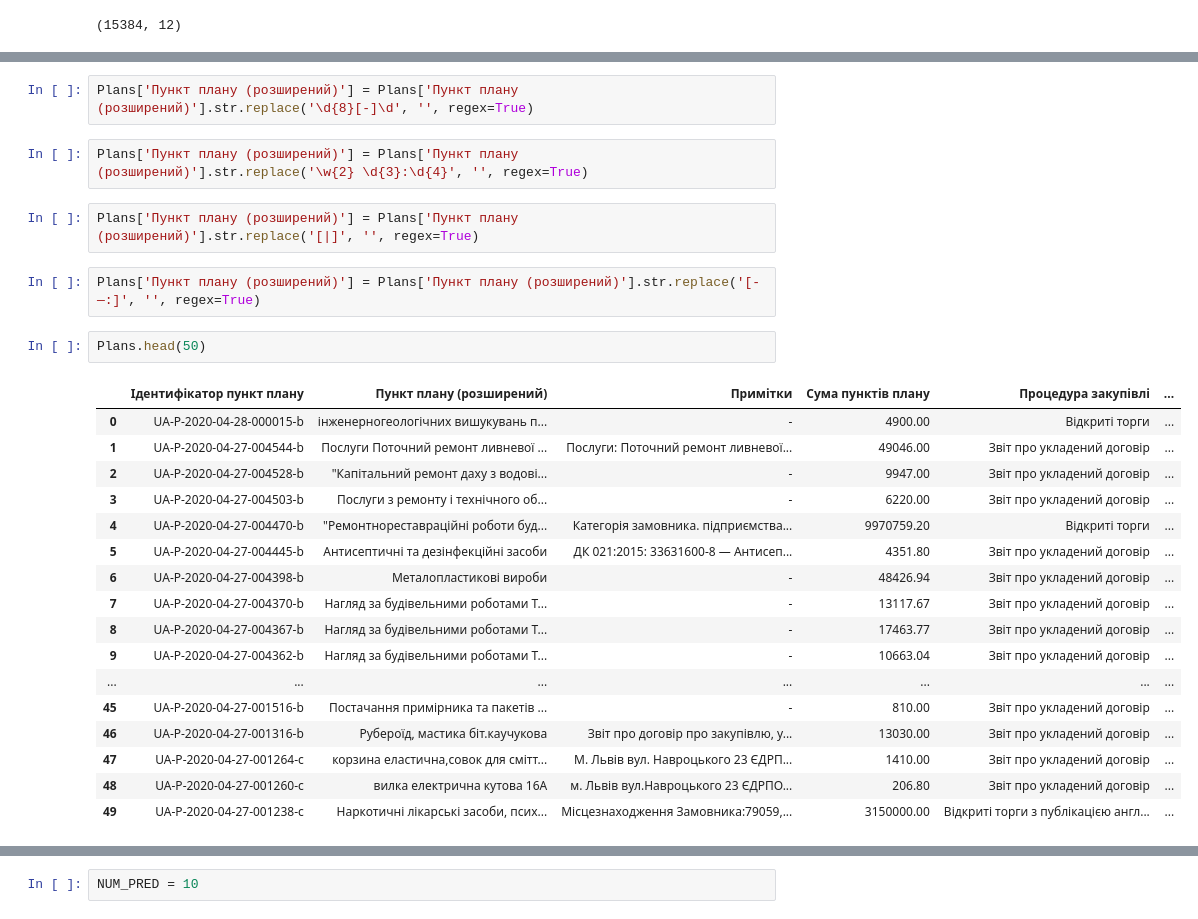
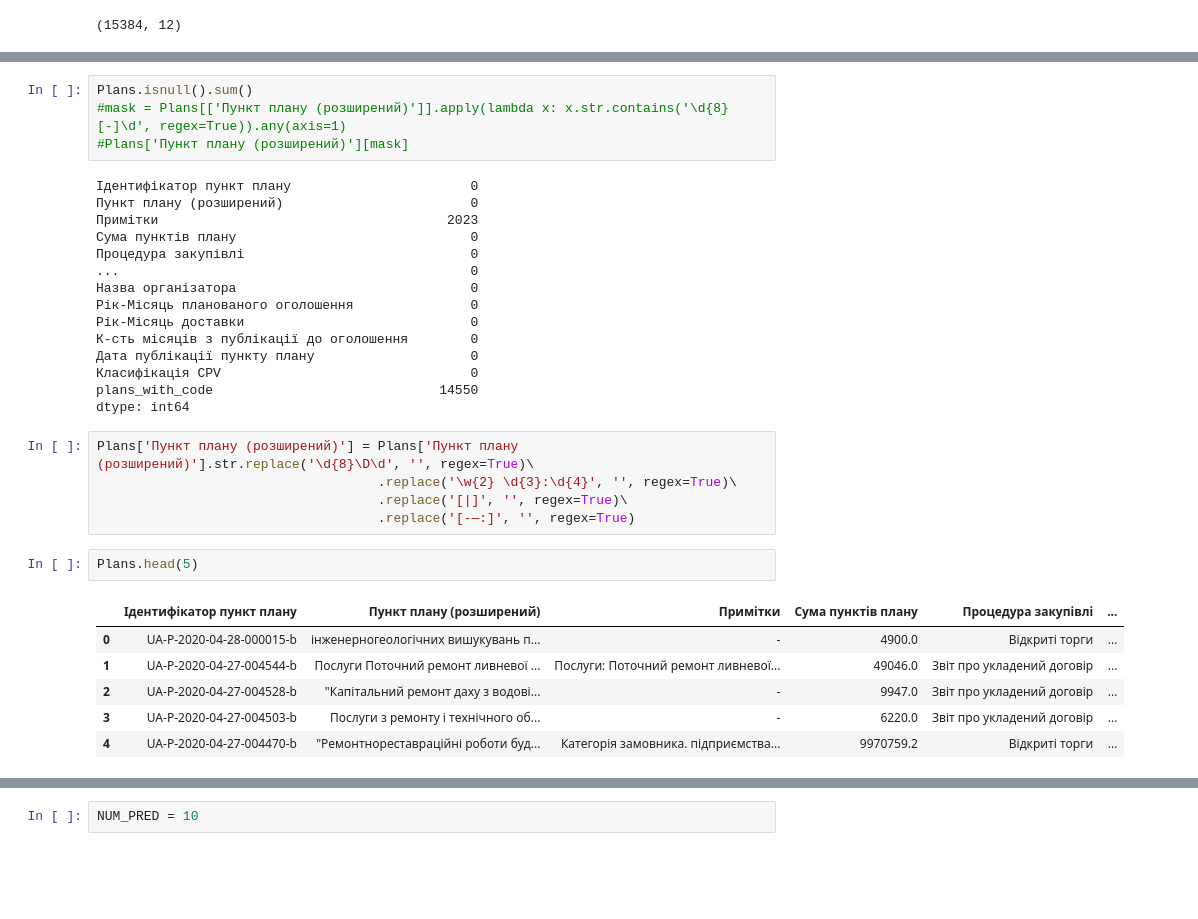
Before and after one commit to qgelena/OCDS_analytics_API, a Jupyter notebook: working_withAPI.ipynb, the cells around one changed output, grey strips where cells are left out. Cells and saved outputs as stored; diff of their text form; blank space fills up the shorter version.

```diff
--- a/working_withAPI.ipynb
+++ b/working_withAPI.ipynb
@@ -286,28 +292,33 @@ len(Plans['Пункт плану (розширений)'].unique())
+# %%
+Plans.isnull().sum()
+#mask = Plans[['Пункт плану (розширений)']].apply(lambda x: x.str.contains('\d{8}[-]\d', regex=True)).any(axis=1)
+#Plans['Пункт плану (розширений)'][mask]
+# %% [output]
+Ідентифікатор пункт плану                       0
+Пункт плану (розширений)                        0
+Примітки                                     2023
+Сума пунктів плану                              0
+Процедура закупівлі                             0
+...                                             0
+Назва організатора                              0
+Рік-Місяць планованого оголошення               0
+Рік-Місяць доставки                             0
+К-сть місяців з публікації до оголошення        0
+Дата публікації пункту плану                    0
+Класифікація CPV                                0
+plans_with_code                             14550
+dtype: int64
 # %%
-Plans['Пункт плану (розширений)'] = Plans['Пункт плану (розширений)'].str.replace('\d{8}[-]\d', '', regex=True)
+Plans['Пункт плану (розширений)'] = Plans['Пункт плану (розширений)'].str.replace('\d{8}\D\d', '', regex=True)\
+                                    .replace('\w{2} \d{3}:\d{4}', '', regex=True)\
+                                    .replace('[|]', '', regex=True)\
+                                    .replace('[-—:]', '', regex=True)
-# %%
-Plans['Пункт плану (розширений)'] = Plans['Пункт плану (розширений)'].str.replace('\w{2} \d{3}:\d{4}', '', regex=True)
-# %%
-Plans['Пункт плану (розширений)'] = Plans['Пункт плану (розширений)'].str.replace('[|]', '', regex=True)
-# %%
-Plans['Пункт плану (розширений)'] = Plans['Пункт плану (розширений)'].str.replace('[-—:]', '', regex=True)
 # %%
-Plans.head(50)
+Plans.head(5)
 # %% [output]
 |  | Ідентифікатор пункт плану | Пункт плану (розширений) | Примітки | Сума пунктів плану | Процедура закупівлі | ... |
-| 0 | UA-P-2020-04-28-000015-b | інженерногеологічних вишукувань п... | - | 4900.00 | Відкриті торги | ... |
-| 1 | UA-P-2020-04-27-004544-b | Послуги Поточний ремонт ливневої ... | Послуги: Поточний ремонт ливневої... | 49046.00 | Звіт про укладений договір | ... |
-| 2 | UA-P-2020-04-27-004528-b | "Капітальний ремонт даху з водові... | - | 9947.00 | Звіт про укладений договір | ... |
-| 3 | UA-P-2020-04-27-004503-b | Послуги з ремонту і технічного об... | - | 6220.00 | Звіт про укладений договір | ... |
-| 4 | UA-P-2020-04-27-004470-b | "Ремонтнореставраційні роботи буд... | Категорія замовника. підприємства... | 9970759.20 | Відкриті торги | ... |
-| 5 | UA-P-2020-04-27-004445-b | Антисептичні та дезінфекційні засоби | ДК 021:2015: 33631600-8 — Антисеп... | 4351.80 | Звіт про укладений договір | ... |
-| 6 | UA-P-2020-04-27-004398-b | Металопластикові вироби | - | 48426.94 | Звіт про укладений договір | ... |
-| 7 | UA-P-2020-04-27-004370-b | Нагляд за будівельними роботами Т... | - | 13117.67 | Звіт про укладений договір | ... |
-| 8 | UA-P-2020-04-27-004367-b | Нагляд за будівельними роботами Т... | - | 17463.77 | Звіт про укладений договір | ... |
-| 9 | UA-P-2020-04-27-004362-b | Нагляд за будівельними роботами Т... | - | 10663.04 | Звіт про укладений договір | ... |
-| ... | ... | ... | ... | ... | ... | ... |
-| 45 | UA-P-2020-04-27-001516-b | Постачання примірника та пакетів ... | - | 810.00 | Звіт про укладений договір | ... |
-| 46 | UA-P-2020-04-27-001316-b | Рубероїд, мастика біт.каучукова | Звіт про договір про закупівлю, у... | 13030.00 | Звіт про укладений договір | ... |
-| 47 | UA-P-2020-04-27-001264-c | корзина еластична,совок для смітт... | М. Львів вул. Навроцького 23 ЄДРП... | 1410.00 | Звіт про укладений договір | ... |
-| 48 | UA-P-2020-04-27-001260-c | вилка електрична кутова 16А | м. Львів вул.Навроцького 23 ЄДРПО... | 206.80 | Звіт про укладений договір | ... |
-| 49 | UA-P-2020-04-27-001238-c | Наркотичні лікарські засоби, псих... | Місцезнаходження Замовника:79059,... | 3150000.00 | Відкриті торги з публікацією англ... | ... |
+| 0 | UA-P-2020-04-28-000015-b | інженерногеологічних вишукувань п... | - | 4900.0 | Відкриті торги | ... |
+| 1 | UA-P-2020-04-27-004544-b | Послуги Поточний ремонт ливневої ... | Послуги: Поточний ремонт ливневої... | 49046.0 | Звіт про укладений договір | ... |
+| 2 | UA-P-2020-04-27-004528-b | "Капітальний ремонт даху з водові... | - | 9947.0 | Звіт про укладений договір | ... |
+| 3 | UA-P-2020-04-27-004503-b | Послуги з ремонту і технічного об... | - | 6220.0 | Звіт про укладений договір | ... |
+| 4 | UA-P-2020-04-27-004470-b | "Ремонтнореставраційні роботи буд... | Категорія замовника. підприємства... | 9970759.2 | Відкриті торги | ... |
```
Also changed, not shown: parts of 59 cells of this notebook, 3 other files.
